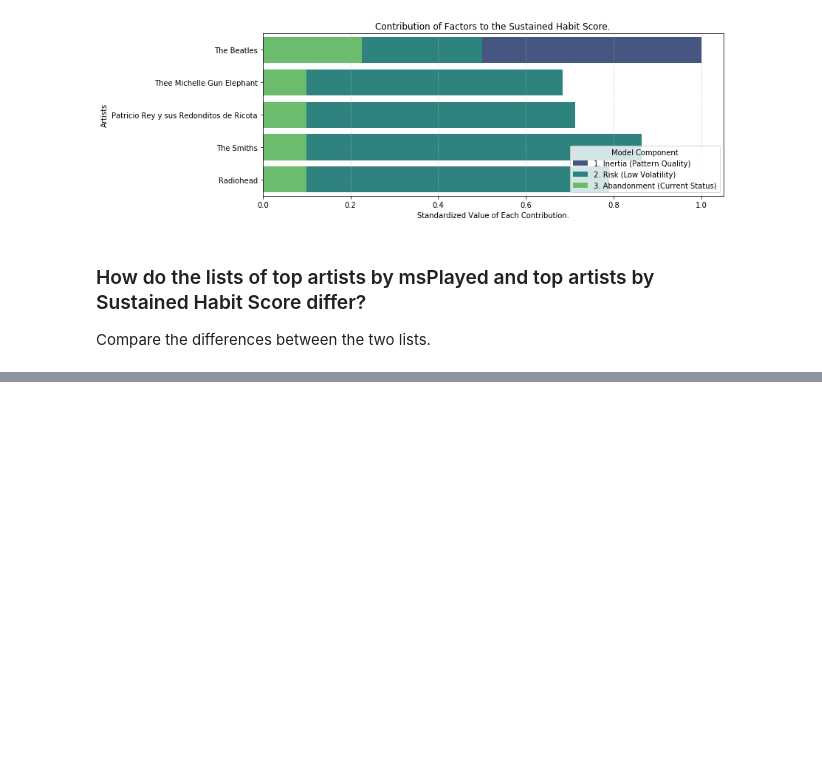
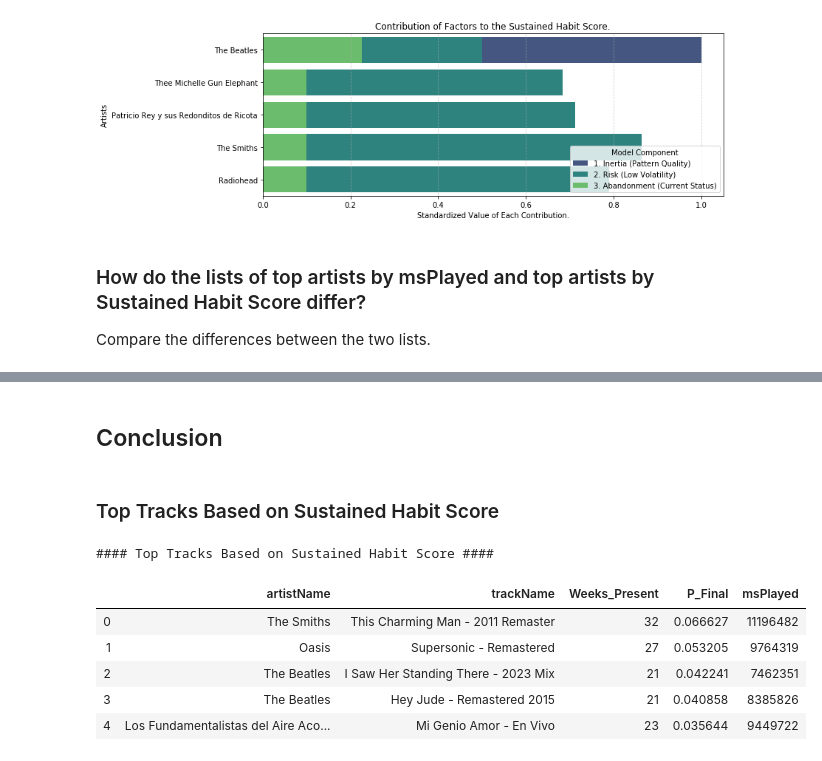
Before and after one commit to Garridot/spotify-wrapped-detailed, a Jupyter notebook: analysis.ipynb, the cells around one changed output, grey strips where cells are left out. Saved outputs shown, nothing was run; the diff lists cells and outputs as text; code cells hidden in the pictures; blank space fills up the shorter version.

Commit message:
conclusion of the analysis.

```diff
--- a/analysis.ipynb
+++ b/analysis.ipynb
@@ -1478,0 +1989,22 @@ display(top_triple_filter_artists[
+# %% [markdown]
+## Conclusion
+# %% [markdown]
+### Top Tracks Based on Sustained Habit Score
+# %%
+print("\n#### Top Tracks Based on Sustained Habit Score ####")
+display(top_triple_filter_tracks[
+    ['artistName',
+     'trackName',
+     'Weeks_Present',
+     'P_Final',
+     'msPlayed',
+    ]
+].head(5).reset_index(drop=True))
+# %% [output]
+#### Top Tracks Based on Sustained Habit Score ####
+|  | artistName | trackName | Weeks_Present | P_Final | msPlayed |
+| 0 | The Smiths | This Charming Man - 2011 Remaster | 32 | 0.066627 | 11196482 |
+| 1 | Oasis | Supersonic - Remastered | 27 | 0.053205 | 9764319 |
+| 2 | The Beatles | I Saw Her Standing There - 2023 Mix | 21 | 0.042241 | 7462351 |
+| 3 | The Beatles | Hey Jude - Remastered 2015 | 21 | 0.040858 | 8385826 |
+| 4 | Los Fundamentalistas del Aire Aco... | Mi Genio Amor - En Vivo | 23 | 0.035644 | 9449722 |
```
Also changed, not shown: parts of 41 cells of this notebook, 2 other files.
